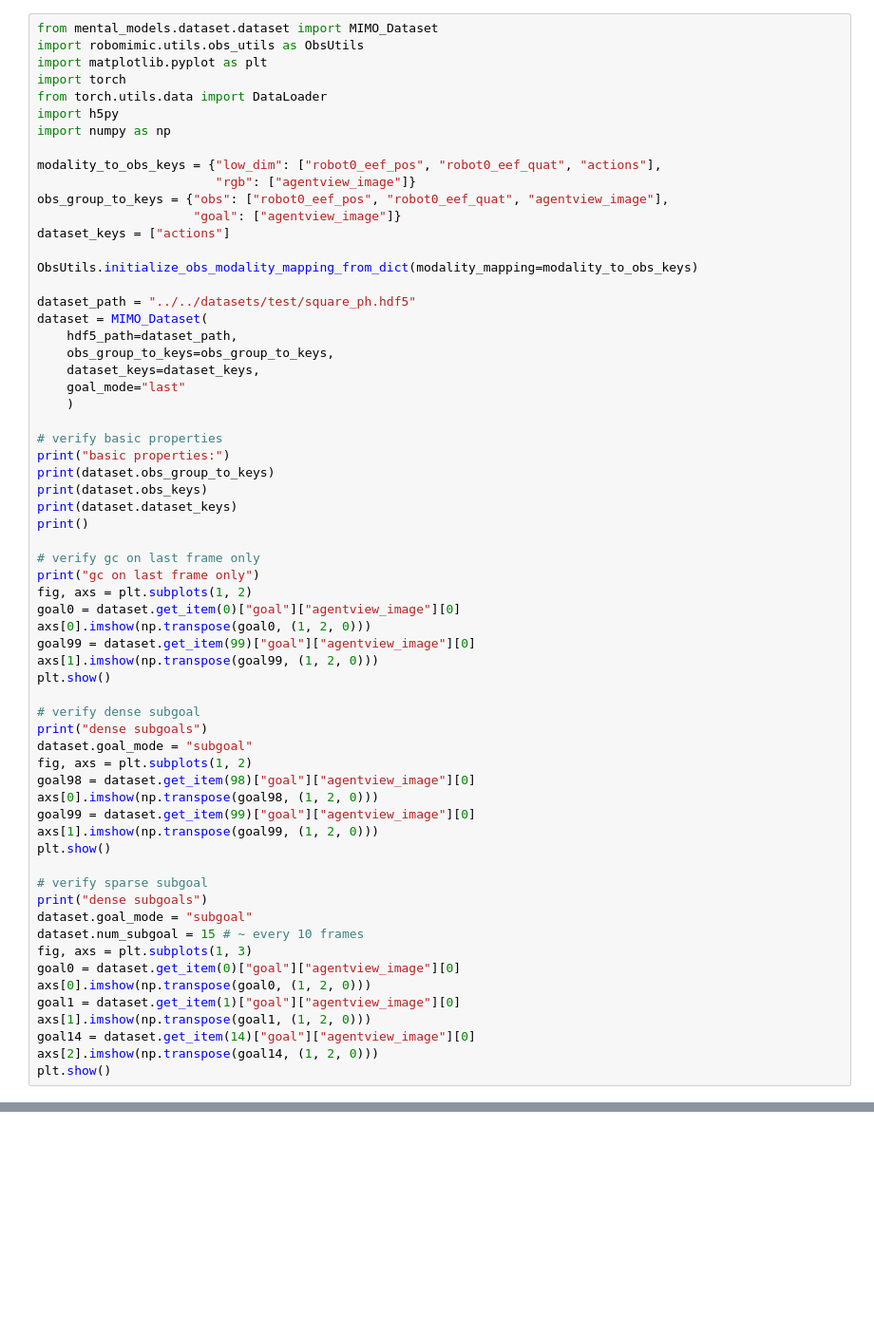
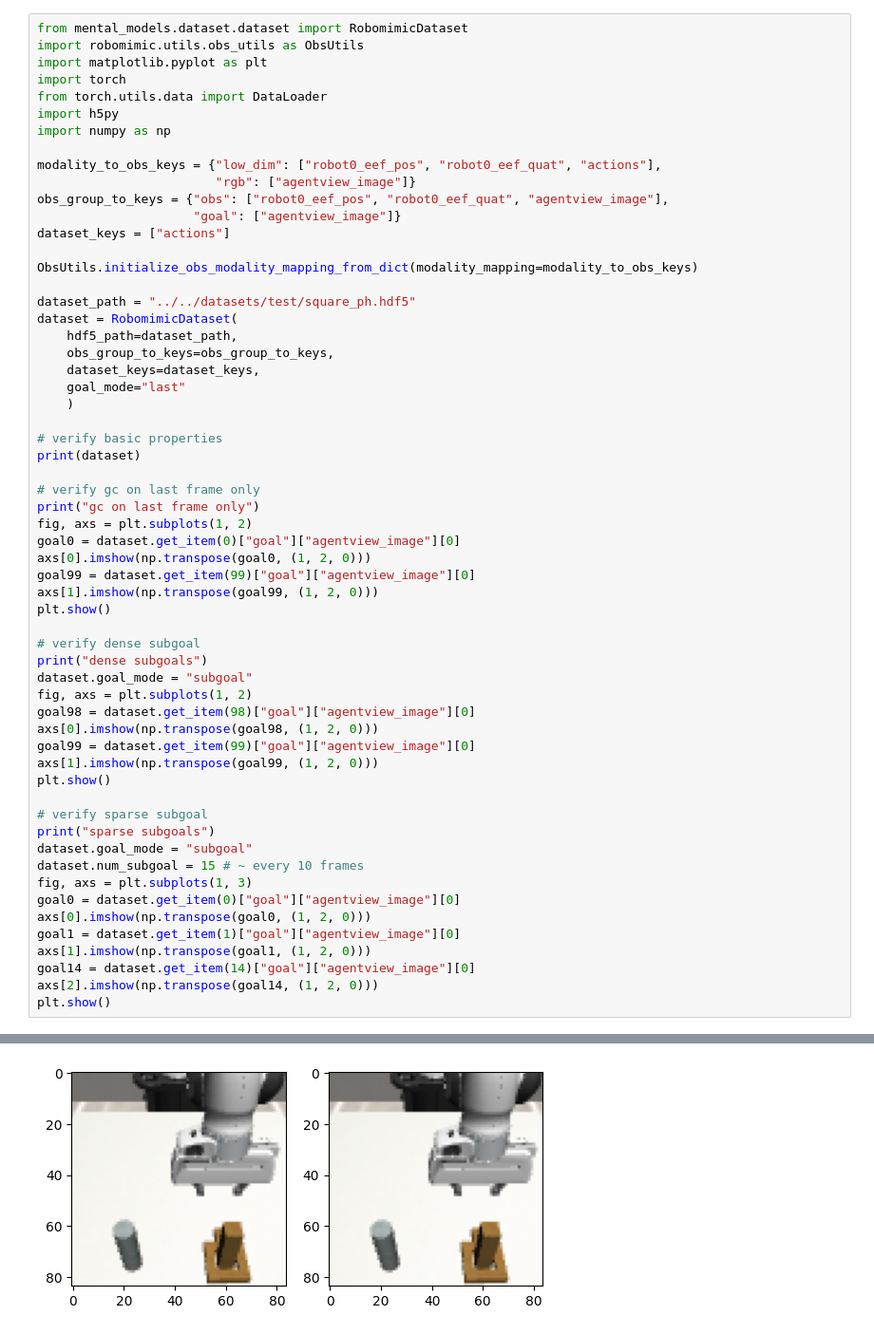
Before and after one commit to theonlynick0430/robomimic, a Jupyter notebook: mental_models/notebooks/dataset.ipynb, the cells around one changed output, grey strips where cells are left out. Shown at 95% size. Drawn from its saved outputs; the diff is of its cells as text; blank space fills up the shorter version.

Commit message:
abstracted torch dataset

```diff
--- a/mental_models/notebooks/dataset.ipynb
+++ b/mental_models/notebooks/dataset.ipynb
@@ -1,5 +1,5 @@
 # %%
-from mental_models.dataset.dataset import MIMO_Dataset
+from mental_models.dataset.dataset import RobomimicDataset
 import robomimic.utils.obs_utils as ObsUtils
 import matplotlib.pyplot as plt
 import torch
@@ -16,7 +16,7 @@ dataset_keys = ["actions"]
 ObsUtils.initialize_obs_modality_mapping_from_dict(modality_mapping=modality_to_obs_keys)
 
 dataset_path = "../../datasets/test/square_ph.hdf5"
-dataset = MIMO_Dataset(
+dataset = RobomimicDataset(
     hdf5_path=dataset_path,
     obs_group_to_keys=obs_group_to_keys,
     dataset_keys=dataset_keys,
@@ -24,11 +24,7 @@ dataset = MIMO_Dataset(
     )
 
 # verify basic properties
-print("basic properties:")
-print(dataset.obs_group_to_keys)
-print(dataset.obs_keys)
-print(dataset.dataset_keys)
-print()
+print(dataset)
 
 # verify gc on last frame only
 print("gc on last frame only")
@@ -50,7 +46,7 @@ axs[1].imshow(np.transpose(goal99, (1, 2, 0)))
 plt.show()
 
 # verify sparse subgoal
-print("dense subgoals")
+print("sparse subgoals")
 dataset.goal_mode = "subgoal"
 dataset.num_subgoal = 15 # ~ every 10 frames
 fig, axs = plt.subplots(1, 3)
@@ -61,3 +57,4 @@ axs[1].imshow(np.transpose(goal1, (1, 2, 0)))
 goal14 = dataset.get_item(14)["goal"]["agentview_image"][0]
 axs[2].imshow(np.transpose(goal14, (1, 2, 0)))
 plt.show()
+# %% [output]
@@ -63,0 +77 @@ plt.show()
+[figure, added]
```
Also changed, not shown: parts of 1 cell of this notebook, 5 other files.
